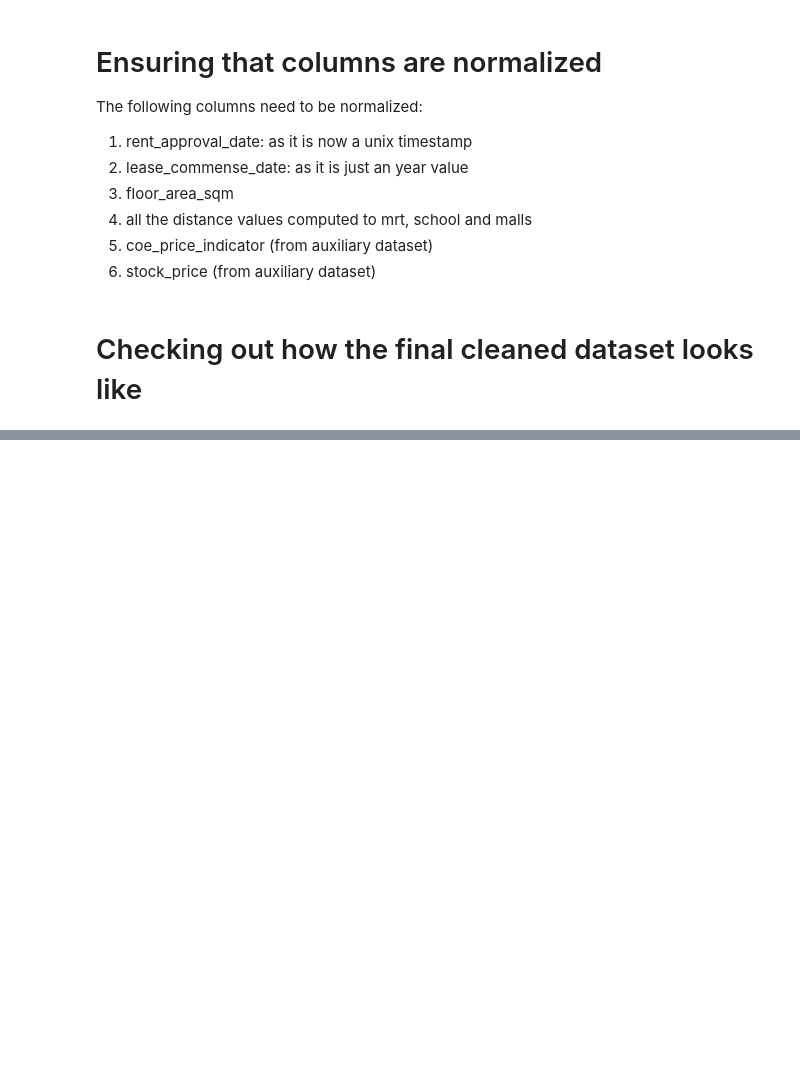
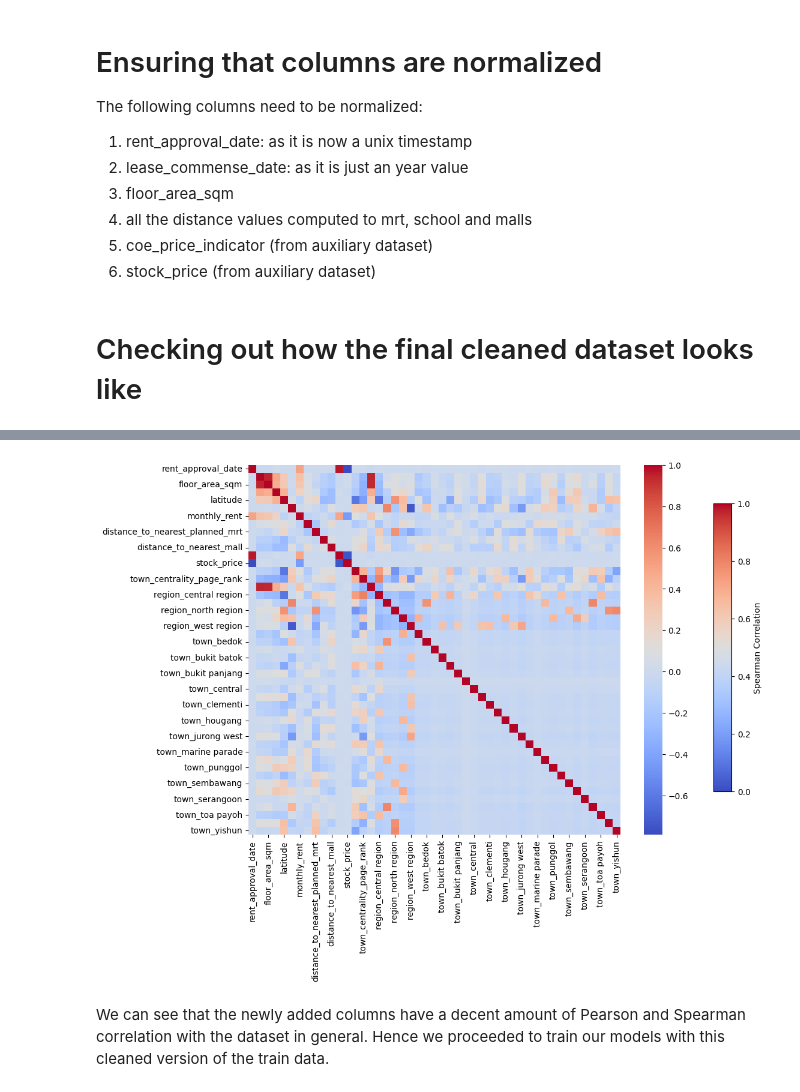
Before and after one commit to ParasharaRamesh/Home-sweet-home, a Jupyter notebook: data/eda/EDA.ipynb, the cells around one changed output, grey strips where cells are left out. Drawn from its saved outputs; the diff is of its cells as text; code cells hidden in the pictures; blank space fills up the shorter version.

```diff
--- a/data/eda/EDA.ipynb
+++ b/data/eda/EDA.ipynb
@@ -303,0 +412,20 @@ df_normalized.head()
+# %%
+import pandas as pd
+import seaborn as sns
+import matplotlib.pyplot as plt
+spearman_corr = df_normalized.corr(method='spearman')
+# %%
+plt.figure(figsize=(10, 8))
+
+sns.heatmap(spearman_corr, cmap='coolwarm', )
+
+cax = plt.gcf().add_axes([0.9, 0.2, 0.03, 0.6])
+sm = plt.cm.ScalarMappable(cmap='coolwarm')
+sm.set_array([])
+cbar = plt.colorbar(sm, cax=cax)
+
+cbar.set_label('Spearman Correlation')
+# %% [output]
+[figure, added]
+# %% [markdown]
+We can see that the newly added columns have a decent amount of Pearson and Spearman correlation with the dataset in general. Hence we proceeded to train our models with this cleaned version of the train data.
```
Also changed, not shown: parts of 30 cells of this notebook, 6 other files.
